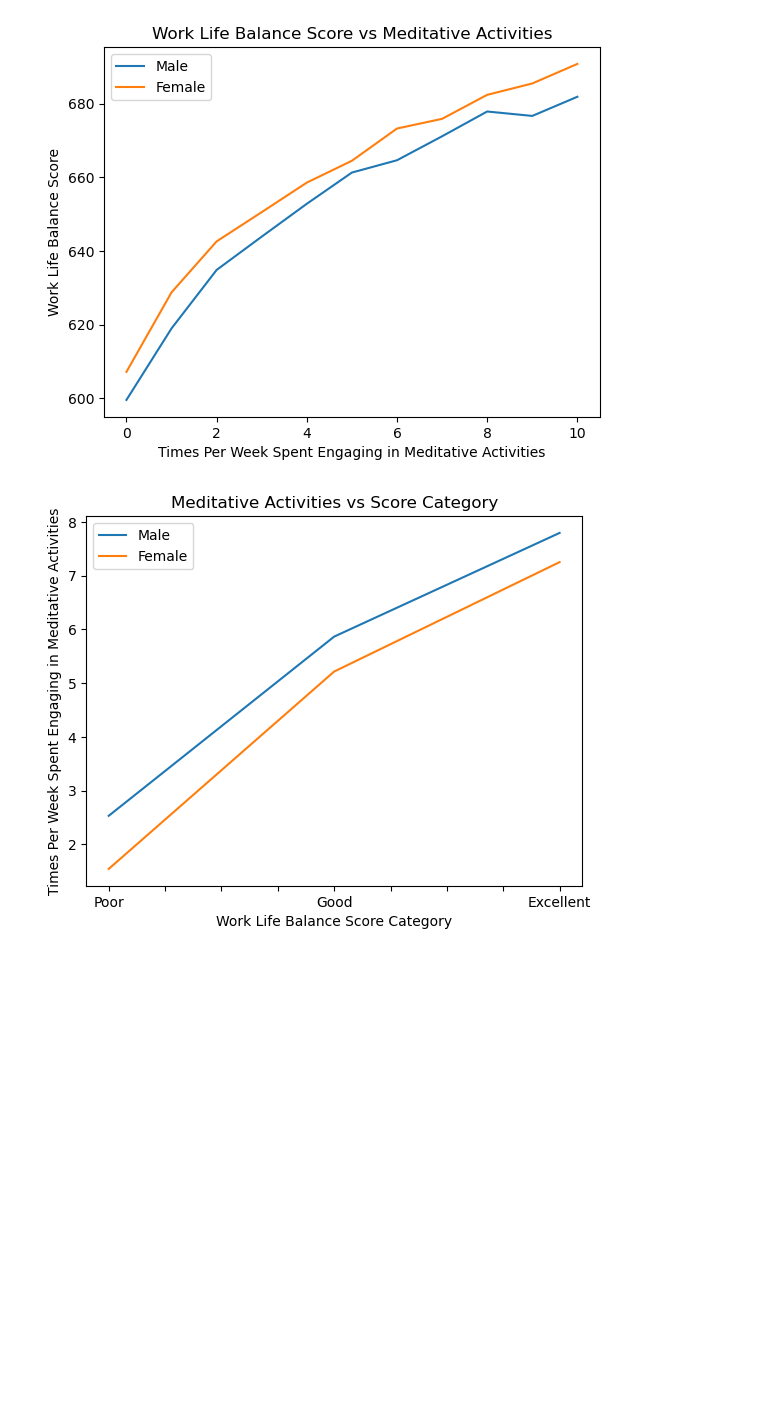
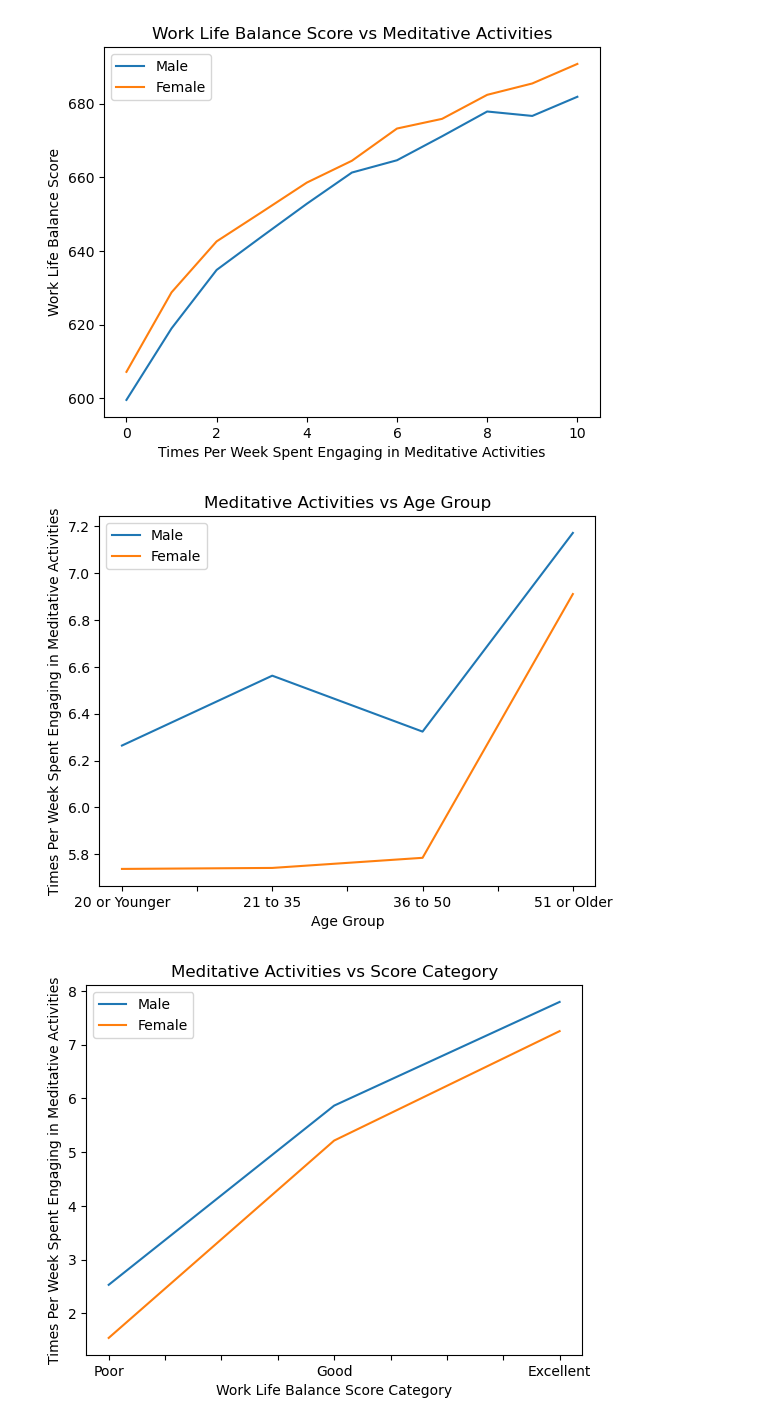
Before and after one commit to jenna-mk/Project_1, a Jupyter notebook: healthy_mind_analysis.ipynb, the cells around one changed output. Drawn from its saved outputs; the diff is of its cells as text; code cells hidden in the pictures; blank space fills up the shorter version.

```diff
--- a/healthy_mind_analysis.ipynb
+++ b/healthy_mind_analysis.ipynb
@@ -297,6 +314,22 @@ plt.legend(loc='best')
 plt.show()
 # %% [output]
 [figure]
+# %%
+# Plot age vs meditative activities
+male_meditation_age = male_mental_health.groupby('Age')['Weekly Meditation'].mean()
+female_meditation_age = female_mental_health.groupby('Age')['Weekly Meditation'].mean()
+
+# Plot the line curves for males and females
+male_meditation_age.plot(label='Male')
+female_meditation_age.plot(label='Female')
+
+plt.xlabel('Age Group')
+plt.ylabel('Times Per Week Spent Engaging in Meditative Activities')
+plt.title('Meditative Activities vs Age Group')
+plt.legend(loc='best')
+plt.show()
+# %% [output]
+[figure, added]
 # %%
 # Plot meditative activities vs work life score category
 male_meditation_mean.plot(label='Male')
```
Also changed, not shown: parts of 6 cells of this notebook.
